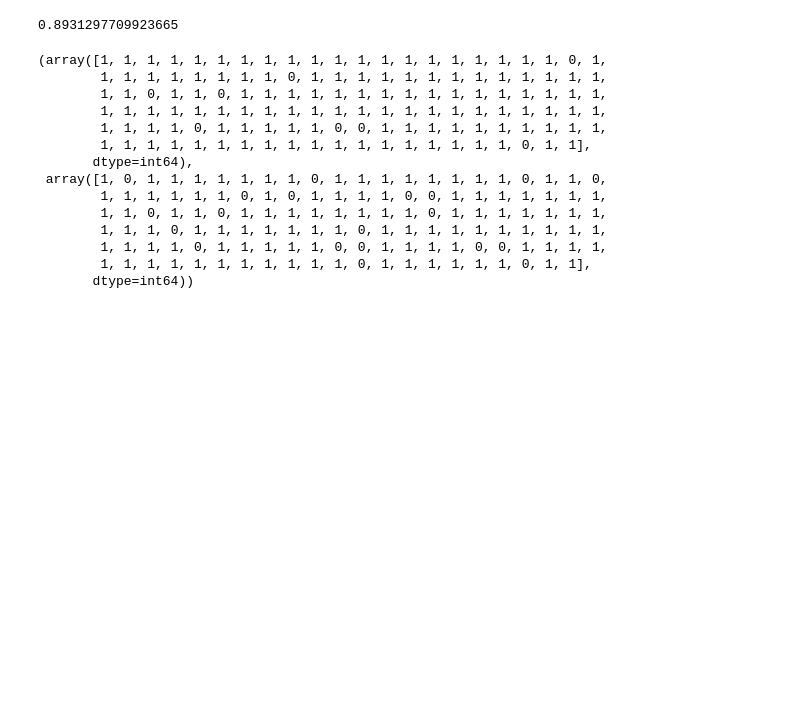
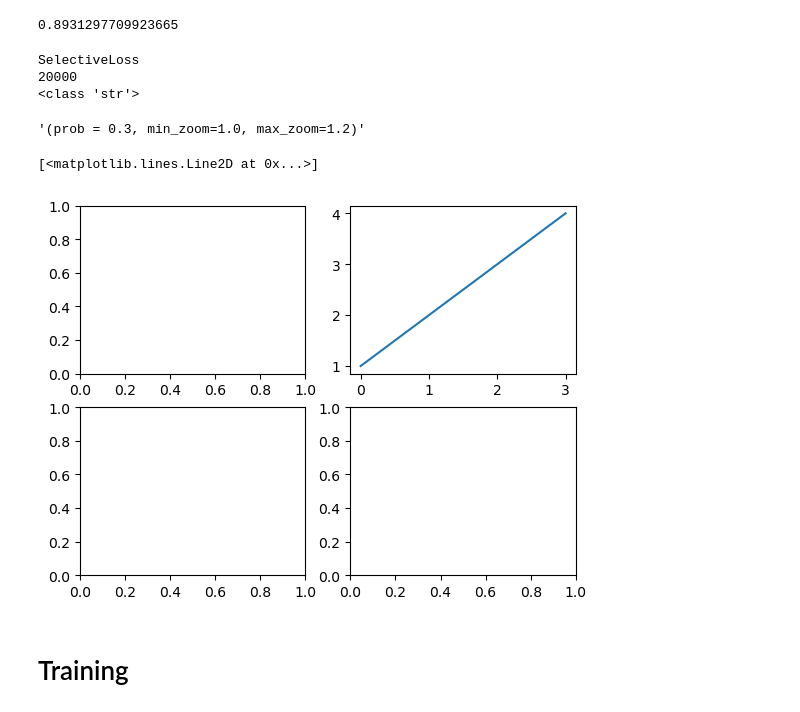
Before and after one commit to BaconDavid/CRLM_Internship_Project, a Jupyter notebook: Jupyter_Test/Train_stuff.ipynb, the cells around one changed output. Drawn from its saved outputs; the diff is of its cells as text; code cells hidden in the pictures; blank space fills up the shorter version.

```diff
--- a/Jupyter_Test/Train_stuff.ipynb
+++ b/Jupyter_Test/Train_stuff.ipynb
@@ -2756,27 +2791,38 @@ clf.fit(train_data,train_label)
 clf.score(test_data,test_label)
 # %% [output]
 0.8931297709923665
-# %%
-
-
-from sklearn.metrics import roc_auc_score, confusion_matrix, accuracy_score, f1_score,precision_score,recall_score
-import numpy as np
-y_pre_label = clf.predict(test_data)
-#auc
-y_pre = clf.predict_proba(test_data)[:,1]
-y_pre_label,test_label.values
-# %% [output]
-(array([1, 1, 1, 1, 1, 1, 1, 1, 1, 1, 1, 1, 1, 1, 1, 1, 1, 1, 1, 1, 0, 1,
-        1, 1, 1, 1, 1, 1, 1, 1, 0, 1, 1, 1, 1, 1, 1, 1, 1, 1, 1, 1, 1, 1,
-        1, 1, 0, 1, 1, 0, 1, 1, 1, 1, 1, 1, 1, 1, 1, 1, 1, 1, 1, 1, 1, 1,
-        1, 1, 1, 1, 1, 1, 1, 1, 1, 1, 1, 1, 1, 1, 1, 1, 1, 1, 1, 1, 1, 1,
-        1, 1, 1, 1, 0, 1, 1, 1, 1, 1, 0, 0, 1, 1, 1, 1, 1, 1, 1, 1, 1, 1,
-        1, 1, 1, 1, 1, 1, 1, 1, 1, 1, 1, 1, 1, 1, 1, 1, 1, 1, 0, 1, 1],
-       dtype=int64),
- array([1, 0, 1, 1, 1, 1, 1, 1, 1, 0, 1, 1, 1, 1, 1, 1, 1, 1, 0, 1, 1, 0,
-        1, 1, 1, 1, 1, 1, 0, 1, 0, 1, 1, 1, 1, 0, 0, 1, 1, 1, 1, 1, 1, 1,
-        1, 1, 0, 1, 1, 0, 1, 1, 1, 1, 1, 1, 1, 1, 0, 1, 1, 1, 1, 1, 1, 1,
-        1, 1, 1, 0, 1, 1, 1, 1, 1, 1, 1, 0, 1, 1, 1, 1, 1, 1, 1, 1, 1, 1,
-        1, 1, 1, 1, 0, 1, 1, 1, 1, 1, 0, 0, 1, 1, 1, 1, 0, 0, 1, 1, 1, 1,
-        1, 1, 1, 1, 1, 1, 1, 1, 1, 1, 1, 0, 1, 1, 1, 1, 1, 1, 0, 1, 1],
-       dtype=int64))
+# %%
+import sys
+import os
+os.environ['KMP_DUPLICATE_LIB_OK']='True'
+sys.path.append('../')
+from Core.Config.config import get_cfg_defaults
+from monai.transforms import RandZoom
+
+cfg = get_cfg_defaults()
+cfg.merge_from_file("../Core/Config/Resnet10_local.yaml")
+
+print(cfg.LOSS.SelectiveLoss.SelectiveNetLoss.loss)
+cfg.TEST.batch_size = 10
+print(cfg.Scheduler.WarmupCosineScheduler.t_total)
+cfg.freeze()
+
+
+#print(cfg.TRAIN.scheduler_param)
+print(type(cfg.SAVE.fold))
+cfg.Augmentation.RandZoom
+#rand_zoom = RandZoom(cfg.Augmentation.RandZoom)
+# %% [output]
+SelectiveLoss
+20000
+<class 'str'>
+'(prob = 0.3, min_zoom=1.0, max_zoom=1.2)'
+# %%
+from matplotlib import pyplot as plt
+fig,axs = plt.subplots(2,2)
+axs[0][1].plot([1,2,3,4])
+# %% [output]
+[<matplotlib.lines.Line2D at 0x...>]
+[figure, added]
+# %% [markdown]
+# Training
```
Also changed, not shown: parts of 14 cells of this notebook, 19 other files.
